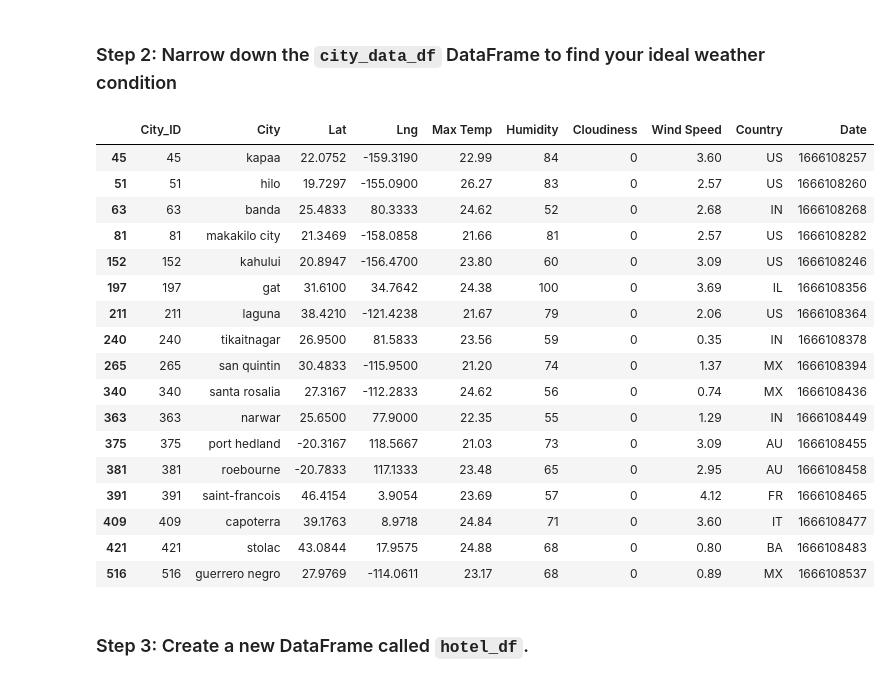
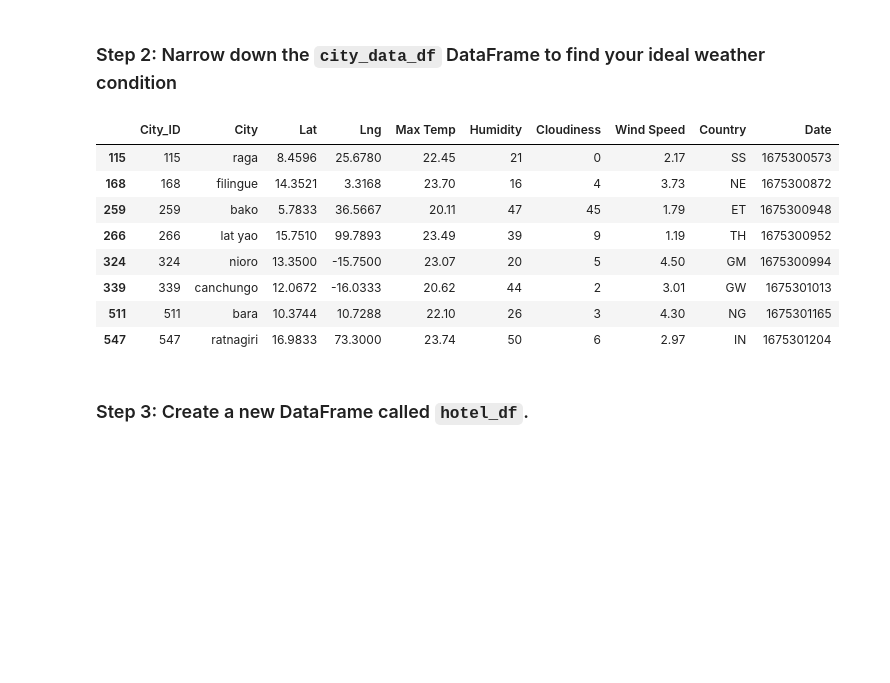
Before and after one commit to kachee42/python-api-challenge, a Jupyter notebook: VacationPy.ipynb, the cells around one changed output. Drawn from its saved outputs; the diff is of its cells as text; code cells hidden in the pictures; blank space fills up the shorter version.

```diff
--- a/VacationPy.ipynb
+++ b/VacationPy.ipynb
@@ -13,7 +13,7 @@ import requests
 from api_keys import geoapify_key
 # %%
 # Load the CSV file created in Part 1 into a Pandas DataFrame
-city_data_df = pd.read_csv("../WeatherPy/output_data/cities.csv")
+city_data_df = pd.read_csv("output_data/cities.csv")
 
 # Display sample data
 city_data_df.head()
@@ -42,32 +50,30 @@ city_data_df.head()
 ### Step 2: Narrow down the `city_data_df` DataFrame to find your ideal weather condition
 # %%
 # Narrow down cities that fit criteria and drop any results with null values
-# YOUR CODE HERE
+ideal_df = city_data_df.loc[
+    (city_data_df["Max Temp"] >= 18) &
+    (city_data_df["Max Temp"] <= 26) &
+    (city_data_df["Humidity"] >= 10) &
+    (city_data_df["Humidity"] <= 50) &
+    (city_data_df["Cloudiness"] <= 50) &
+    (city_data_df["Wind Speed"] <= 5)
+]
 
 # Drop any rows with null values
-# YOUR CODE HERE
+ideal_df = ideal_df.dropna(how="any")
 
 # Display sample data
-# YOUR CODE HERE
+ideal_df
 # %% [output]
 |  | City_ID | City | Lat | Lng | Max Temp | Humidity | Cloudiness | Wind Speed | Country | Date |
-| 45 | 45 | kapaa | 22.0752 | -159.3190 | 22.99 | 84 | 0 | 3.60 | US | 1666108257 |
-| 51 | 51 | hilo | 19.7297 | -155.0900 | 26.27 | 83 | 0 | 2.57 | US | 1666108260 |
-| 63 | 63 | banda | 25.4833 | 80.3333 | 24.62 | 52 | 0 | 2.68 | IN | 1666108268 |
-| 81 | 81 | makakilo city | 21.3469 | -158.0858 | 21.66 | 81 | 0 | 2.57 | US | 1666108282 |
-| 152 | 152 | kahului | 20.8947 | -156.4700 | 23.80 | 60 | 0 | 3.09 | US | 1666108246 |
-| 197 | 197 | gat | 31.6100 | 34.7642 | 24.38 | 100 | 0 | 3.69 | IL | 1666108356 |
-| 211 | 211 | laguna | 38.4210 | -121.4238 | 21.67 | 79 | 0 | 2.06 | US | 1666108364 |
-| 240 | 240 | tikaitnagar | 26.9500 | 81.5833 | 23.56 | 59 | 0 | 0.35 | IN | 1666108378 |
-| 265 | 265 | san quintin | 30.4833 | -115.9500 | 21.20 | 74 | 0 | 1.37 | MX | 1666108394 |
-| 340 | 340 | santa rosalia | 27.3167 | -112.2833 | 24.62 | 56 | 0 | 0.74 | MX | 1666108436 |
-| 363 | 363 | narwar | 25.6500 | 77.9000 | 22.35 | 55 | 0 | 1.29 | IN | 1666108449 |
-| 375 | 375 | port hedland | -20.3167 | 118.5667 | 21.03 | 73 | 0 | 3.09 | AU | 1666108455 |
-| 381 | 381 | roebourne | -20.7833 | 117.1333 | 23.48 | 65 | 0 | 2.95 | AU | 1666108458 |
-| 391 | 391 | saint-francois | 46.4154 | 3.9054 | 23.69 | 57 | 0 | 4.12 | FR | 1666108465 |
-| 409 | 409 | capoterra | 39.1763 | 8.9718 | 24.84 | 71 | 0 | 3.60 | IT | 1666108477 |
-| 421 | 421 | stolac | 43.0844 | 17.9575 | 24.88 | 68 | 0 | 0.80 | BA | 1666108483 |
-| 516 | 516 | guerrero negro | 27.9769 | -114.0611 | 23.17 | 68 | 0 | 0.89 | MX | 1666108537 |
+| 115 | 115 | raga | 8.4596 | 25.6780 | 22.45 | 21 | 0 | 2.17 | SS | 1675300573 |
+| 168 | 168 | filingue | 14.3521 | 3.3168 | 23.70 | 16 | 4 | 3.73 | NE | 1675300872 |
+| 259 | 259 | bako | 5.7833 | 36.5667 | 20.11 | 47 | 45 | 1.79 | ET | 1675300948 |
+| 266 | 266 | lat yao | 15.7510 | 99.7893 | 23.49 | 39 | 9 | 1.19 | TH | 1675300952 |
+| 324 | 324 | nioro | 13.3500 | -15.7500 | 23.07 | 20 | 5 | 4.50 | GM | 1675300994 |
+| 339 | 339 | canchungo | 12.0672 | -16.0333 | 20.62 | 44 | 2 | 3.01 | GW | 1675301013 |
+| 511 | 511 | bara | 10.3744 | 10.7288 | 22.10 | 26 | 3 | 4.30 | NG | 1675301165 |
+| 547 | 547 | ratnagiri | 16.9833 | 73.3000 | 23.74 | 50 | 6 | 2.97 | IN | 1675301204 |
 # %% [markdown]
 ### Step 3: Create a new DataFrame called `hotel_df`.
 # %%
```
Also changed, not shown: parts of 6 cells of this notebook, 7 other files.
